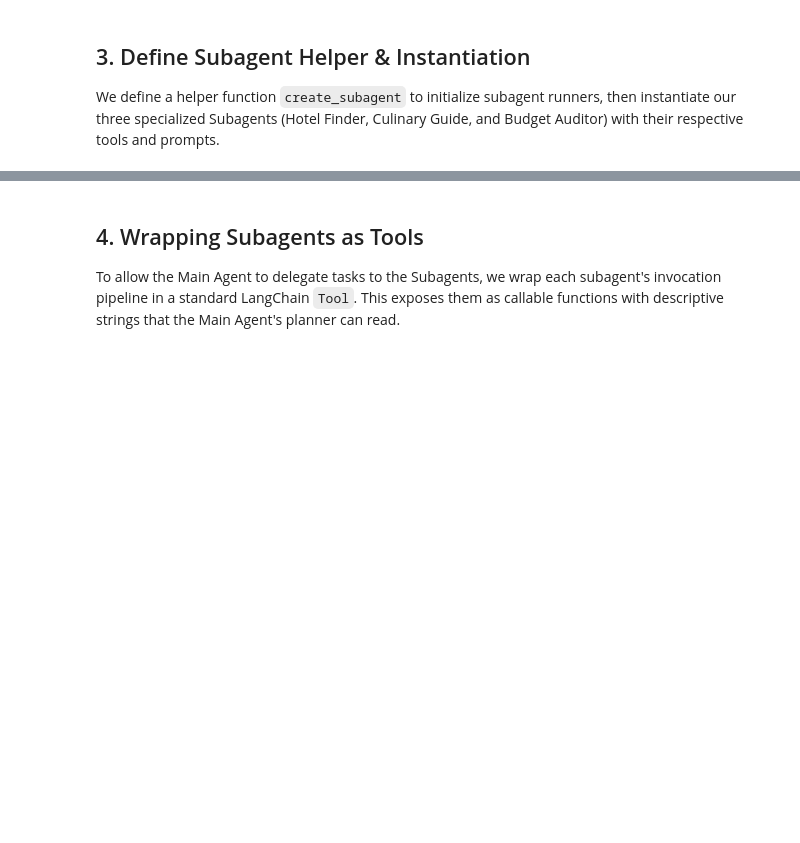
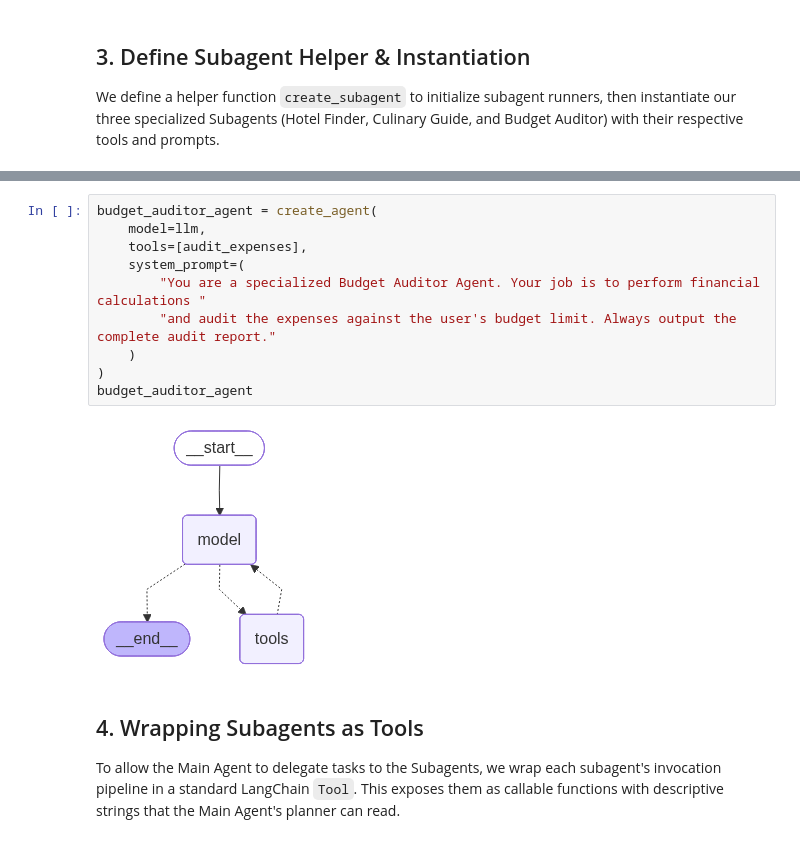
Before and after one commit to siddhartha4u2c/Fashion_Brand, a Jupyter notebook: Langchain_Agents/Multi_Agent_Subagents_Notebook.ipynb, the cells around one changed output, grey strips where cells are left out. Saved outputs shown, nothing was run; the diff lists cells and outputs as text; blank space fills up the shorter version.

```diff
--- a/Langchain_Agents/Multi_Agent_Subagents_Notebook.ipynb
+++ b/Langchain_Agents/Multi_Agent_Subagents_Notebook.ipynb
@@ -163,3 +159,15 @@ Both GOOGLE_API_KEY and GEMINI_API_KEY are set. Using GOOGLE_API_KEY.
+# %%
+budget_auditor_agent = create_agent(
+    model=llm,
+    tools=[audit_expenses],
+    system_prompt=(
+        "You are a specialized Budget Auditor Agent. Your job is to perform financial calculations "
+        "and audit the expenses against the user's budget limit. Always output the complete audit report."
+    )
+)
+budget_auditor_agent
+# %% [output]
+[figure, added]
 # %% [markdown]
 ## 4. Wrapping Subagents as Tools
 To allow the Main Agent to delegate tasks to the Subagents, we wrap each subagent's invocation pipeline in a standard LangChain `Tool`. This exposes them as callable functions with descriptive strings that the Main Agent's planner can read.
```
Also changed, not shown: parts of 4 cells of this notebook, 4 other files.
